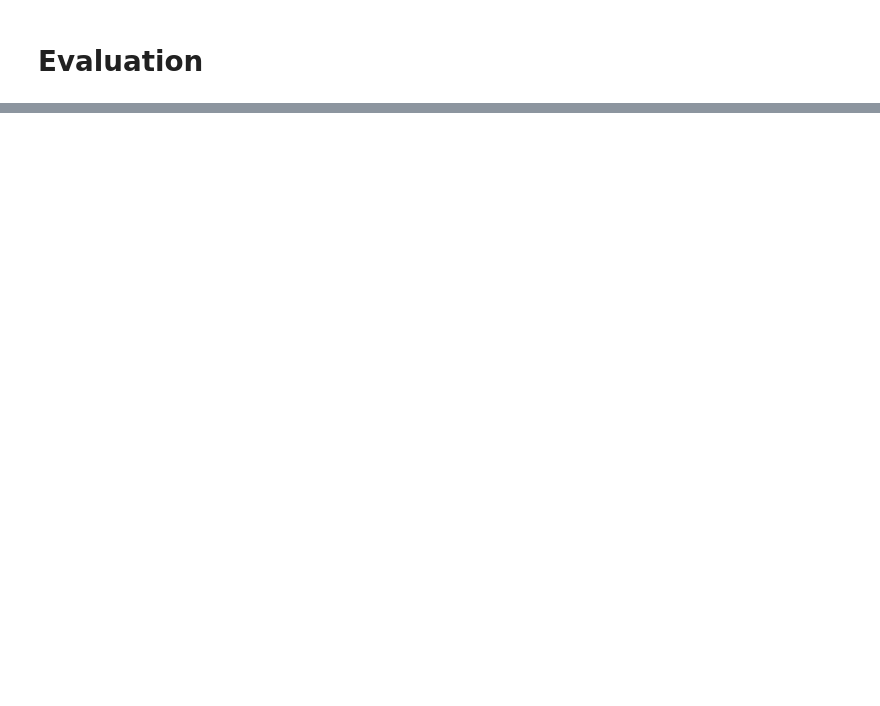
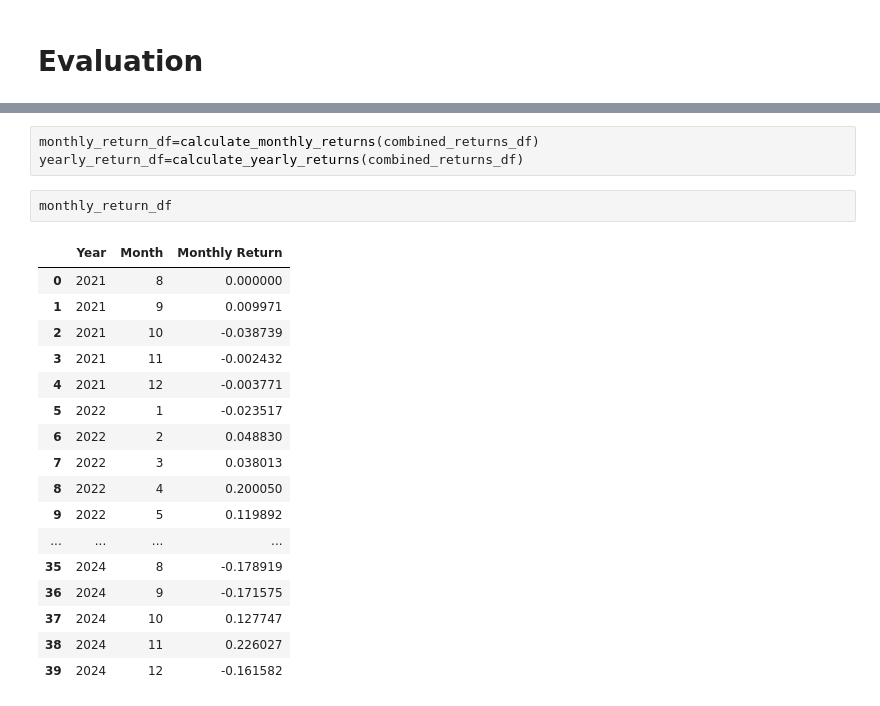
Before and after one commit to algotrade-research/Statisical-Arbitrage, a Jupyter notebook: main.ipynb, the cells around one changed output, grey strips where cells are left out. Cells and saved outputs as stored; diff of their text form; blank space fills up the shorter version.

```diff
--- a/main.ipynb
+++ b/main.ipynb
@@ -1921,0 +2195,23 @@ calculate_metrics(asset_df, benchmark)
+# %%
+monthly_return_df=calculate_monthly_returns(combined_returns_df)
+yearly_return_df=calculate_yearly_returns(combined_returns_df)
+# %%
+monthly_return_df
+# %% [output]
+|  | Year | Month | Monthly Return |
+| 0 | 2021 | 8 | 0.000000 |
+| 1 | 2021 | 9 | 0.009971 |
+| 2 | 2021 | 10 | -0.038739 |
+| 3 | 2021 | 11 | -0.002432 |
+| 4 | 2021 | 12 | -0.003771 |
+| 5 | 2022 | 1 | -0.023517 |
+| 6 | 2022 | 2 | 0.048830 |
+| 7 | 2022 | 3 | 0.038013 |
+| 8 | 2022 | 4 | 0.200050 |
+| 9 | 2022 | 5 | 0.119892 |
+| ... | ... | ... | ... |
+| 35 | 2024 | 8 | -0.178919 |
+| 36 | 2024 | 9 | -0.171575 |
+| 37 | 2024 | 10 | 0.127747 |
+| 38 | 2024 | 11 | 0.226027 |
+| 39 | 2024 | 12 | -0.161582 |
```
Also changed, not shown: parts of 18 cells of this notebook, 1 other file.
